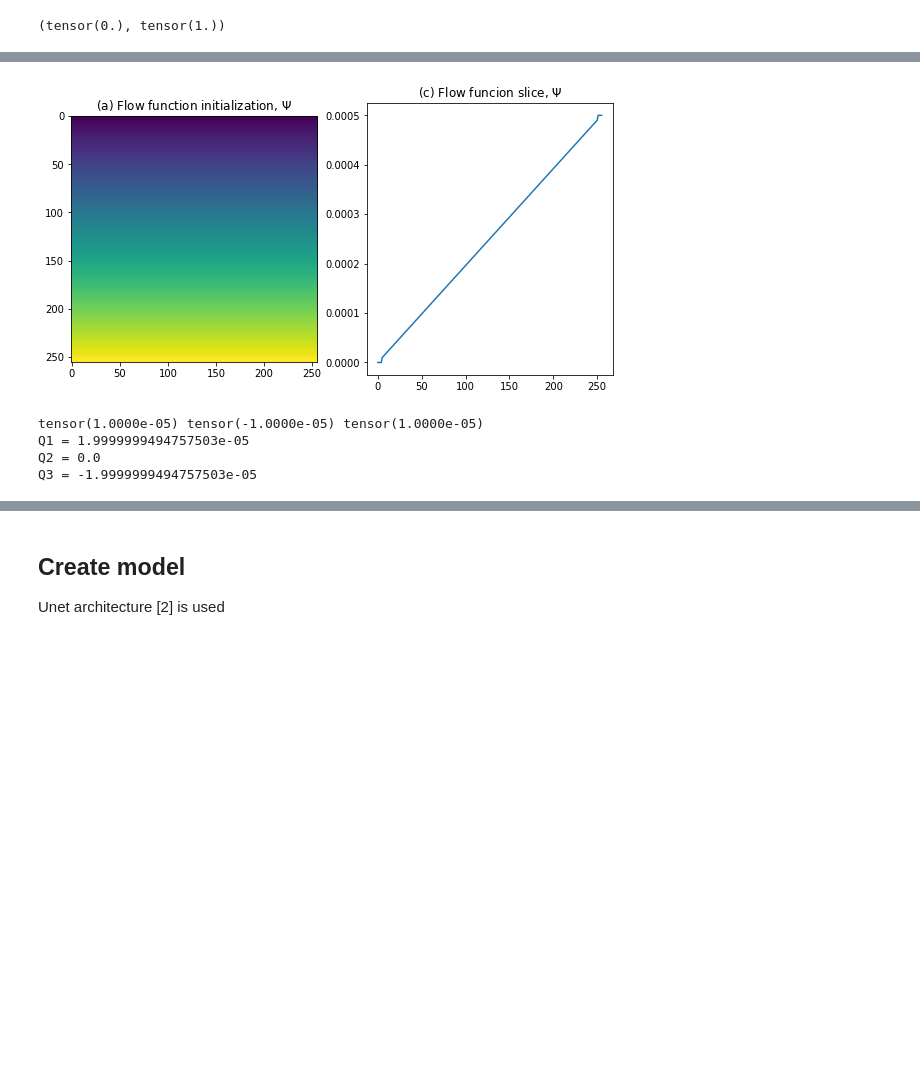
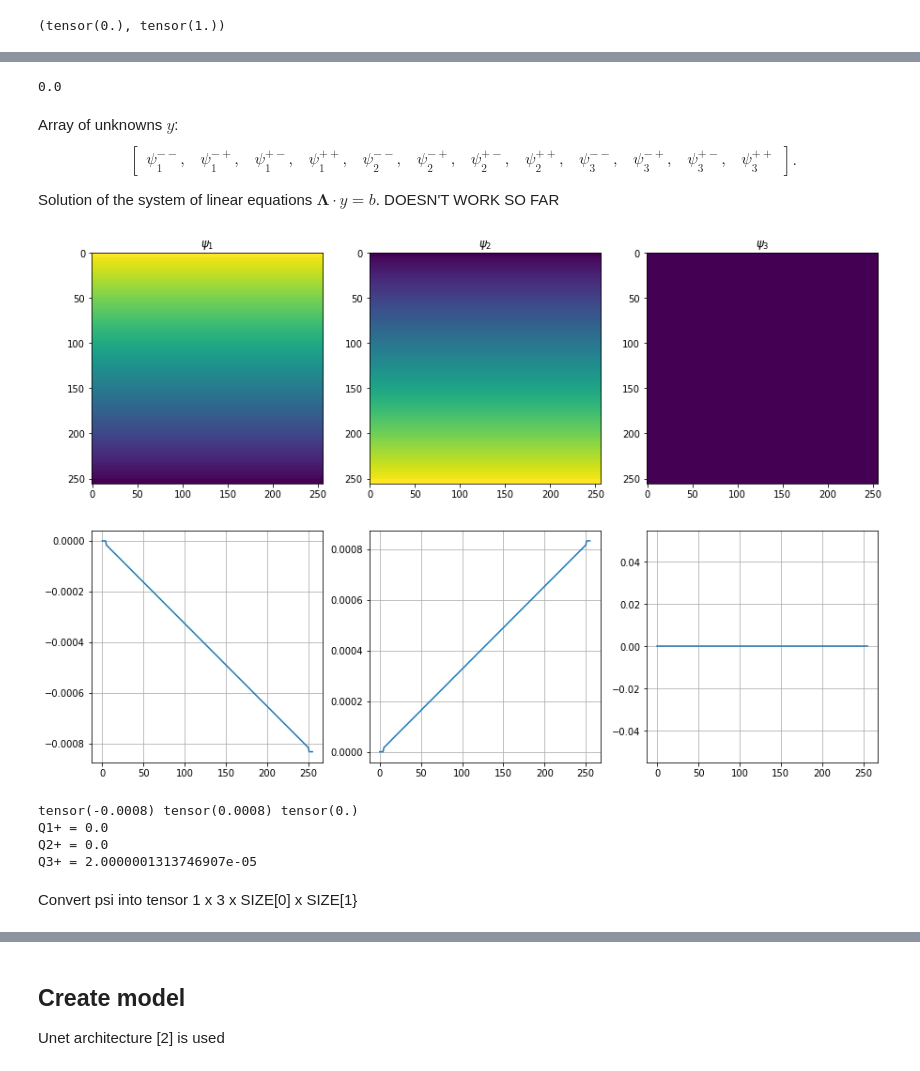
Before and after one commit to litvinenkonikita/Physics_based_ML, a Jupyter notebook: Baseline_3D_pipe.ipynb, the cells around one changed output, grey strips where cells are left out. Drawn from its saved outputs; the diff is of its cells as text; code cells hidden in the pictures; blank space fills up the shorter version.

```diff
--- a/Baseline_3D_pipe.ipynb
+++ b/Baseline_3D_pipe.ipynb
@@ -72,6 +72,7 @@ image shape: torch.Size([256, 256, 256])
 # %% [markdown]
 ## Constants
 # %%
+SIZE = imgDim
 #Training
 EPOCHS = 1000
 NoOfFeatures = 32 #32
@@ -143,6 +145,6 @@ Boundary conditions: flow rates [$m^3/s$] through the edges $S_i^+$ ($i = 1,2,3$
 # %%
-#Flow rates Q1,Q2,Q3
-Q = [0, 0, 2E-5]
+#Flow rates Q1-,Q2-,Q3-
+Qm = [0, 0, -2E-5]
 
-#Number of layers with fixed values of the unknown Psi function
-NL = 5
+#Flow rates Q1+,Q2+,Q3+
+Qp = [0, 0, 2E-5]
@@ -745,0 +869,13 @@ It is convenient to suppose that $\psi_j(x_i,x_k^-) = 0$, then the flow rates th
+# %%
+np.linalg.det(Lambda)
+# %% [output]
+0.0
+# %% [markdown]
+Array of unknowns $y$:
+\begin{equation}
+    \begin{bmatrix}
+    \psi_1^{--}, & \psi_1^{-+}, & \psi_1^{+-}, & \psi_1^{++}, & \psi_2^{--}, & \psi_2^{-+}, & \psi_2^{+-}, & \psi_2^{++}, & \psi_3^{--}, & \psi_3^{-+}, & \psi_3^{+-}, & \psi_3^{++}
+    \end{bmatrix}.
+\end{equation}
+
+Solution of the system of linear equations $\boldsymbol\Lambda \cdot y = b$. DOESN'T WORK SO FAR
@@ -746,40 +885,42 @@ It is convenient to suppose that $\psi_j(x_i,x_k^-) = 0$, then the flow rates th
+# %%
+psimm = torch.tensor([0, 0, 0])
+psipp = torch.tensor([- Qp[2]/(L[0]+L[1]), Qp[2]/(L[0]+L[1]), 0])
 # %%
 #Initialization
-psi1 = (torch.linspace(0, -Q[2]/2, imgDim[1], dtype=torch.float32) * torch.ones(imgDim[1],imgDim[2])).T
-psi2 = (torch.linspace(0,  Q[2]/2, imgDim[0], dtype=torch.float32) * torch.ones(imgDim[0],imgDim[2])).T
-psi3 = (torch.linspace(0,  Q[2]/2, imgDim[0], dtype=torch.float32) * torch.ones(imgDim[0],imgDim[1])).T
+psi1 = (torch.linspace(psimm[0], psipp[0], SIZE[1], dtype=torch.float32) * torch.ones(SIZE[1],SIZE[2])).T
+psi2 = (torch.linspace(psimm[1], psipp[1], SIZE[1], dtype=torch.float32) * torch.ones(SIZE[0],SIZE[2])).T
+psi3 = (torch.linspace(psimm[2], psipp[2], SIZE[1], dtype=torch.float32) * torch.ones(SIZE[0],SIZE[1])).T
+
+psi = [psi1, psi2, psi3]
 
 # Fix constant values in NL first and last layers and set the boundary conditions (set flow rates)
-psi1[:NL,:] = 0
-psi1[-NL:,:] = - Q[2]/2
+for i in range(len(SIZE)):
+    psi[i][:NL,:]  = psimm[i]
+    psi[i][-NL:,:] = psipp[i]
 
-psi2[:NL,:] = 0
-psi2[-NL:,:] = Q[2]/2
-
-psi3[:NL,:] = 0
-psi3[-NL:,:] = Q[2]/2
-
+nr=2
+nc=len(SIZE)
 #Visualization
-
 fig = plt.figure(figsize=(FIGSIZE*nc, FIGSIZE*nr))
-plt.subplot(nr,nc,1)
-plt.imshow(psi0)
-plt.title('(a) Flow function initialization, $\Psi$')
-
-plt.subplot(nr,nc,2)
-plt.plot(psi0[:,sp])
-plt.title('(c) Flow funcion slice, $\Psi$')
-
+for i in range(len(SIZE)):
+    plt.subplot(nr,nc,i+1)
+    plt.imshow(psi[i])
+    plt.title(f'$\psi_{i+1}$')
+    plt.subplot(nr,nc,i+1+nc)
+    plt.plot(psi[i][:,slices[i]])
+    plt.grid()
 plt.show()
 
 #Check flow rates
 print(psi1[-1,-1], psi2[-1,-1], psi3[-1,-1])
-print(f'Q1 = {- psi2[-1,-1] + psi3[-1,-1]}')
-print(f'Q2 = {- psi3[-1,-1] + psi1[-1,-1]}')
-print(f'Q3 = {- psi1[-1,-1] + psi2[-1,-1]}')
+print(f'Q1+ = {- (psi[1][-1,-1] - psi[1][-1,0])*L[1] + (psi[2][-1,-1] - psi[2][-1,0])*L[2]}')
+print(f'Q2+ = {- (psi[2][-1,-1] - psi[2][0,-1])*L[2] + (psi[0][-1,-1] - psi[0][-1,0])*L[0]}')
+print(f'Q3+ = {- (psi[0][-1,-1] - psi[0][0,-1])*L[0] + (psi[1][-1,-1] - psi[1][0,-1])*L[1]}')
 # %% [output]
-[figure, old version]
+[figure, new version]
-tensor(1.0000e-05) tensor(-1.0000e-05) tensor(1.0000e-05)
-Q1 = 1.9999999494757503e-05
-Q2 = 0.0
-Q3 = -1.9999999494757503e-05
+tensor(-0.0008) tensor(0.0008) tensor(0.)
+Q1+ = 0.0
+Q2+ = 0.0
+Q3+ = 2.0000001313746907e-05
+# %% [markdown]
+Convert psi into tensor 1 x 3 x SIZE[0] x SIZE[1}
```
Also changed, not shown: parts of 36 cells of this notebook.
